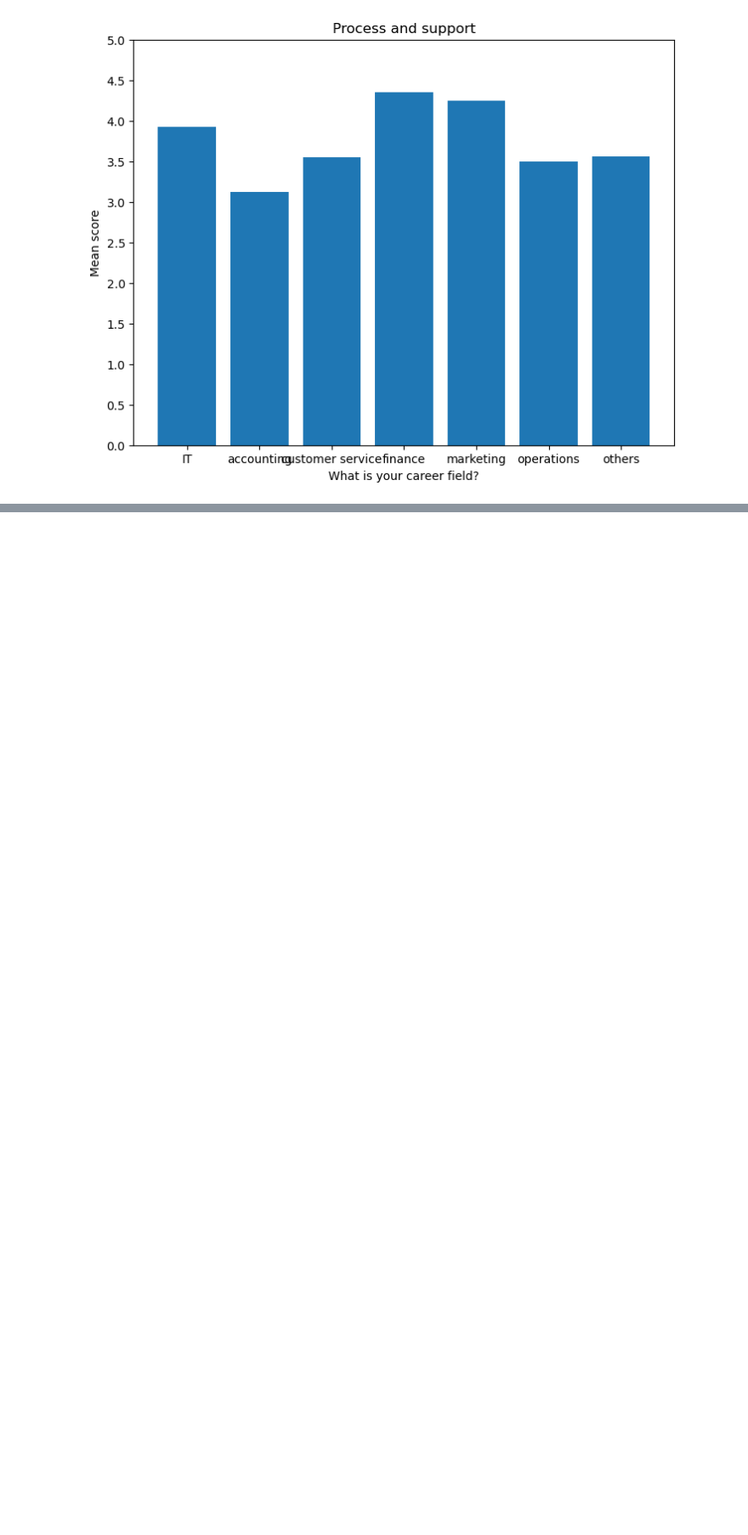
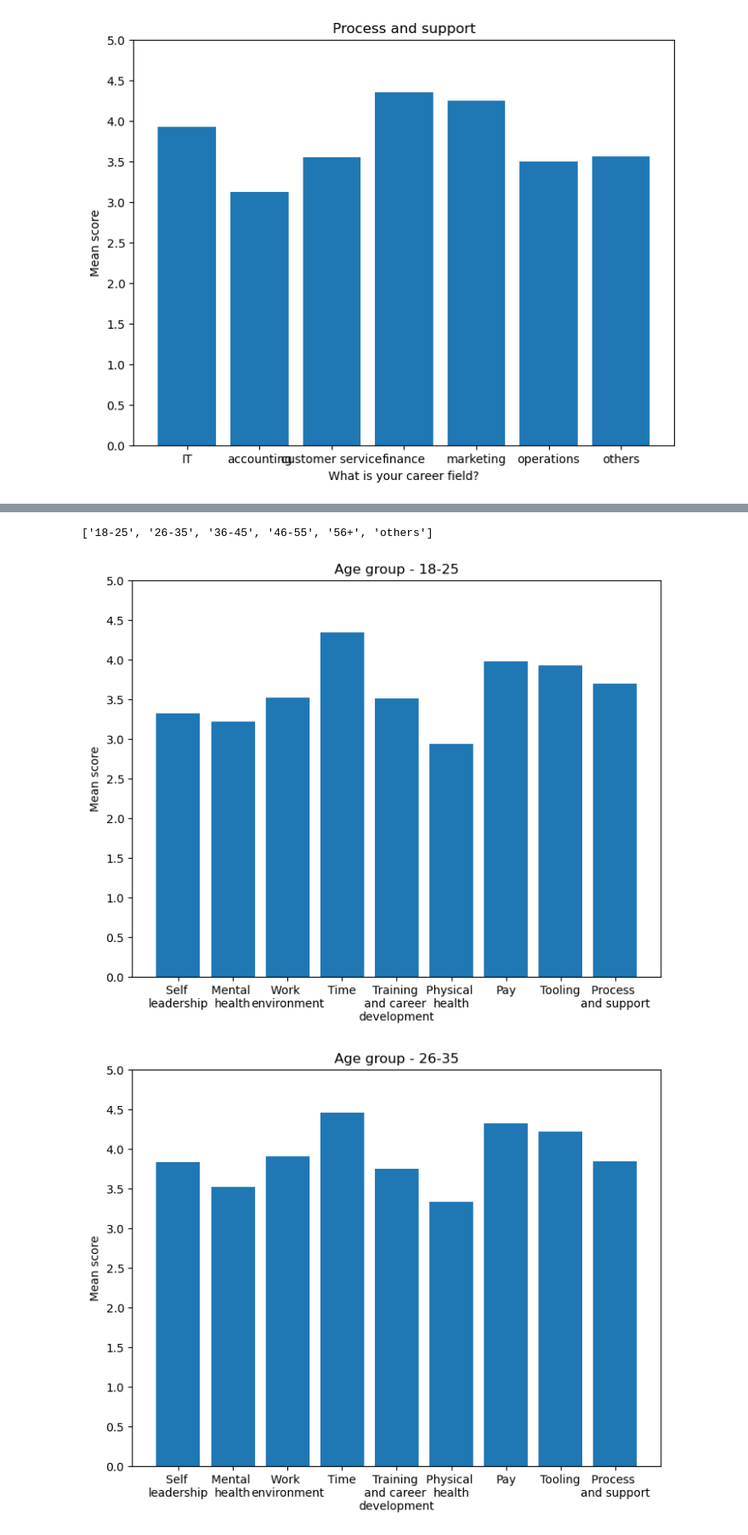
Before and after one commit to ragnarokatz/btm710_proposal_analysis, a Jupyter notebook: analysis.ipynb, the cells around one changed output, grey strips where cells are left out. Shown at 85% size. Drawn from its saved outputs; the diff is of its cells as text; code cells hidden in the pictures; blank space fills up the shorter version.

Commit message:
add horizontal analysis for different demographics groups

```diff
--- a/analysis.ipynb
+++ b/analysis.ipynb
@@ -616,0 +703,2 @@ for group_df in group_dfs:
+# %%
+group_dfs = [aggregated_df.groupby(demographics_column_names[i]).mean() for i in range(len(demographics_column_names))]
@@ -616,0 +707,3 @@ for group_df in group_dfs:
+# %%
+group_df = group_dfs[0]
+group_df.head(10)
@@ -616,0 +719,3 @@ for group_df in group_dfs:
+# %%
+transposed_df = group_df.T
+transposed_df.head(10)
@@ -616,0 +733,11 @@ for group_df in group_dfs:
+# %%
+column_names = [ column for column in transposed_df ]
+print (column_names)
+# %% [output]
+['18-25', '26-35', '36-45', '46-55', '56+', 'others']
+# %%
+for column_name in column_names:
+    plot_aggregated_bar_graph(transposed_df, column_name, "Age group")
+# %% [output]
+[figure, added]
+[figure, added]
```
Also changed, not shown: parts of 48 cells of this notebook.
